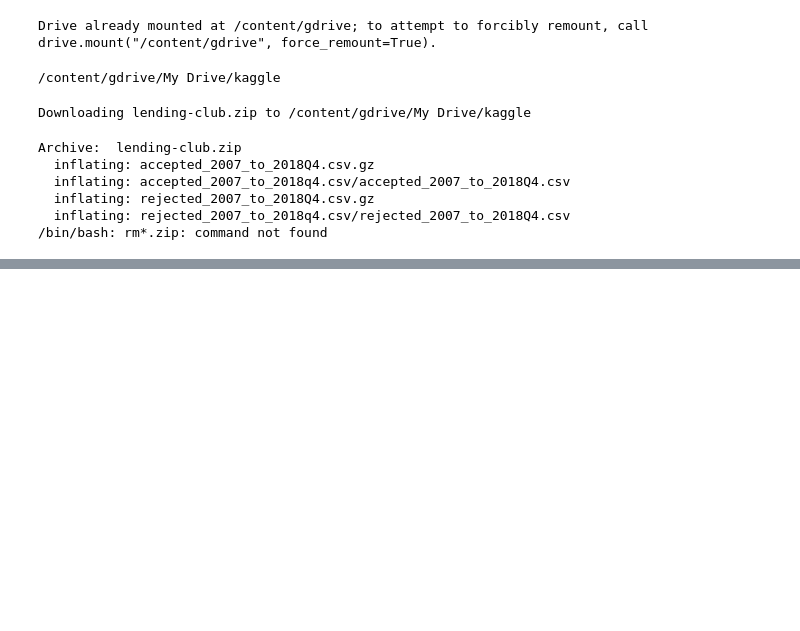
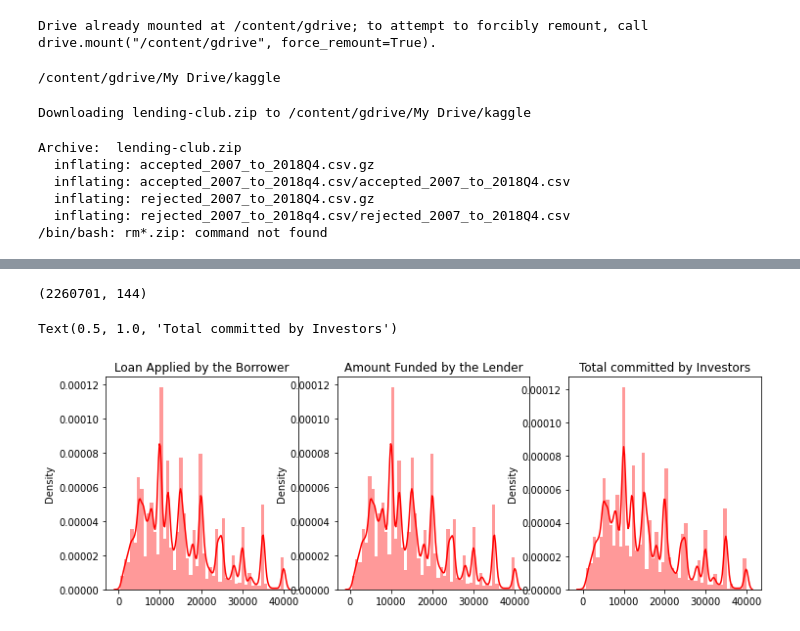
Before and after one commit to wasilone11/Data-Science-20-Feb-Optimizing-Lending-Club-s-Financial-Risk, a Jupyter notebook: Untitled.ipynb, the cells around one changed output, grey strips where cells are left out. Drawn from its saved outputs; the diff is of its cells as text; code cells hidden in the pictures; blank space fills up the shorter version.

```diff
--- a/Untitled.ipynb
+++ b/Untitled.ipynb
@@ -43,0 +76,23 @@ df.head()
+# %%
+df.shape
+# %% [output]
+(2260701, 144)
+# %%
+import matplotlib.pyplot as plt
+import seaborn as sns
+fig, ax = plt.subplots(1, 3, figsize=(12,4))
+
+loan_amnt = df["loan_amnt"].values
+funded_amnt = df["funded_amnt"].values
+funded_amnt_inv = df["funded_amnt_inv"].values
+
+
+sns.distplot(loan_amnt, ax=ax[0], color="red")
+ax[0].set_title("Loan Applied by the Borrower", fontsize=12)
+sns.distplot(funded_amnt, ax=ax[1], color="red")
+ax[1].set_title("Amount Funded by the Lender", fontsize=12)
+sns.distplot(funded_amnt_inv, ax=ax[2], color="red")
+ax[2].set_title("Total committed by Investors", fontsize=12)
+# %% [output]
+Text(0.5, 1.0, 'Total committed by Investors')
+[figure, added]
```
Also changed, not shown: parts of 3 cells of this notebook.
